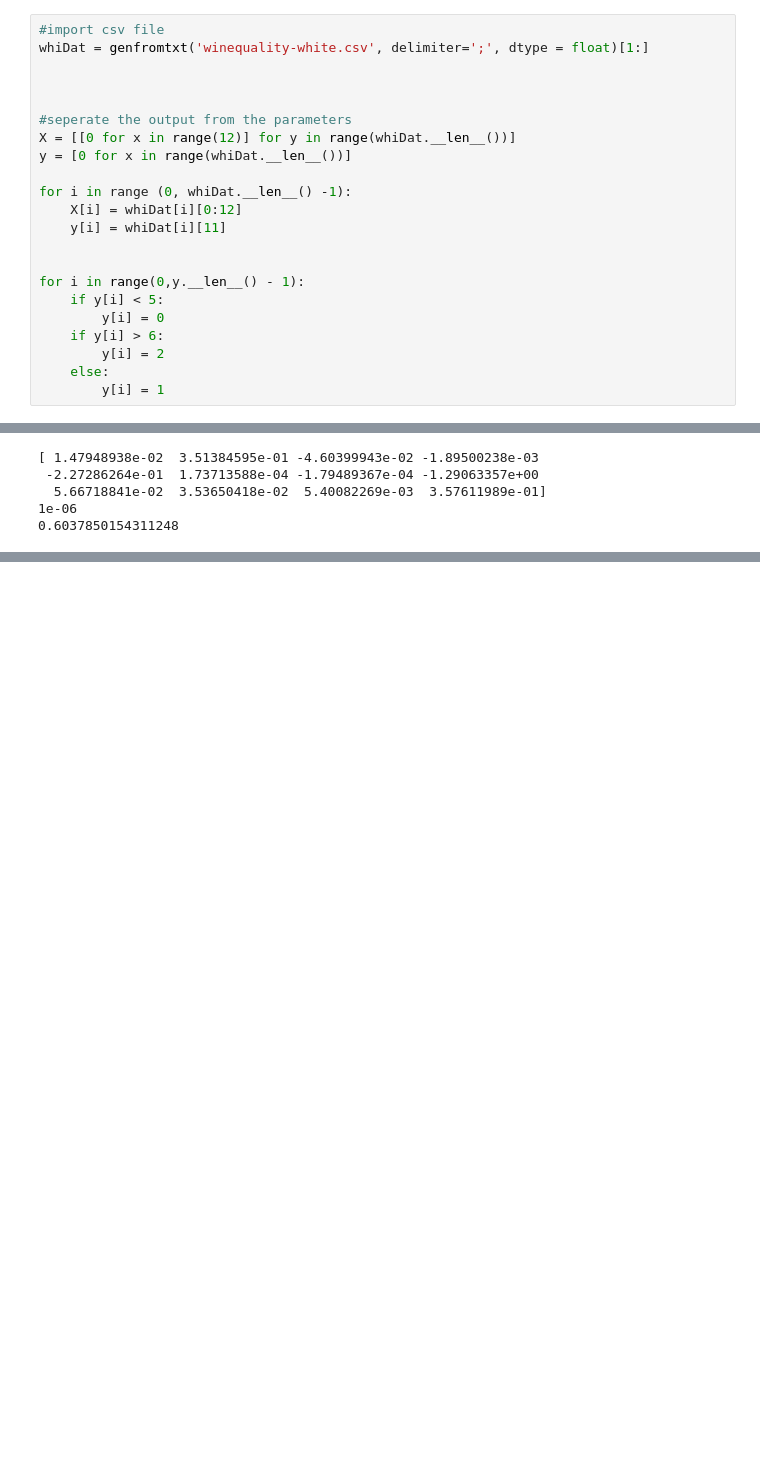
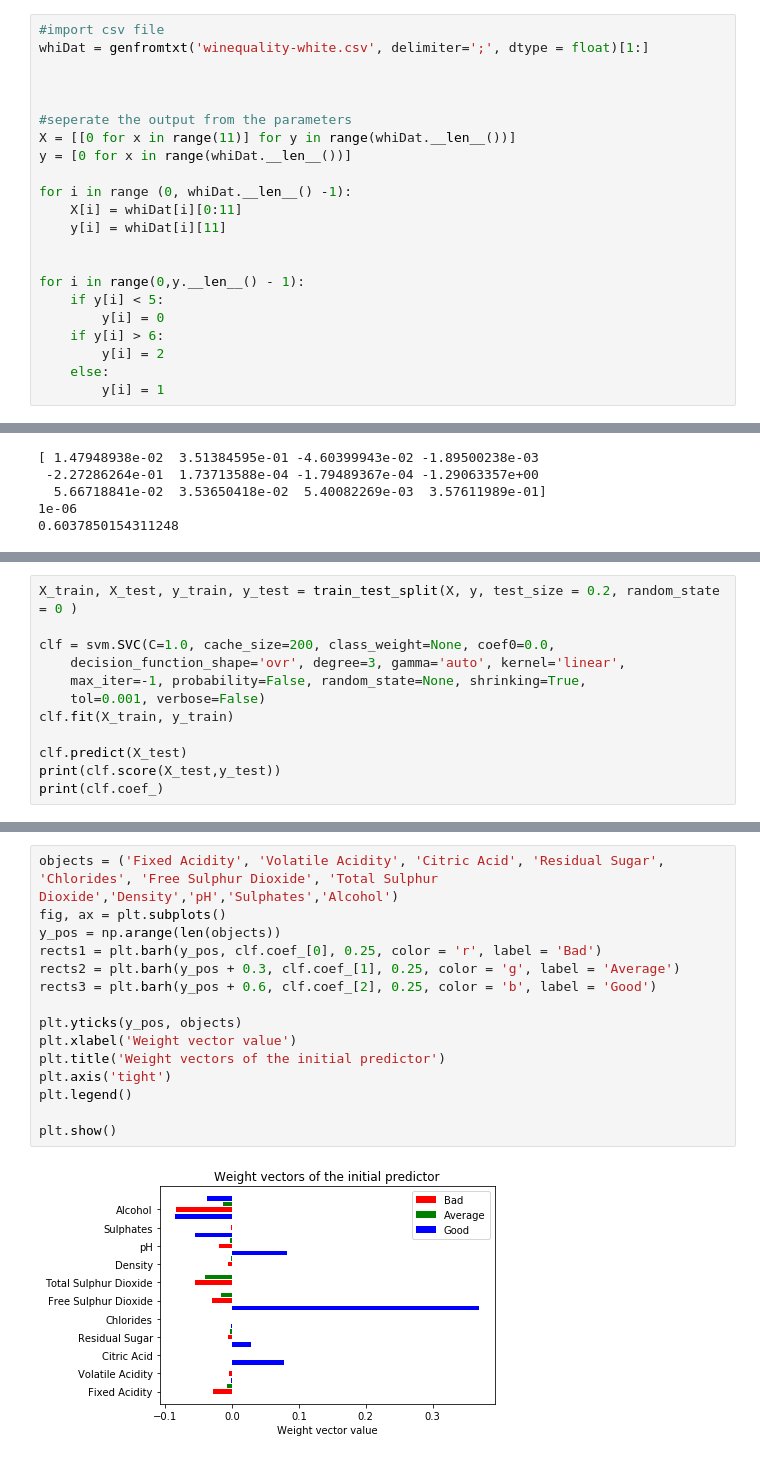
Before and after one commit to TrebleStick/MLWineQuality, a Jupyter notebook: MLCoursework.ipynb, the cells around one changed output, grey strips where cells are left out. Cells and saved outputs as stored; diff of their text form; blank space fills up the shorter version.

```diff
--- a/MLCoursework.ipynb
+++ b/MLCoursework.ipynb
@@ -382,11 +382,11 @@ whiDat = genfromtxt('winequality-white.csv', delimiter=';', dtype = float)[1:]
 
 
 #seperate the output from the parameters
-X = [[0 for x in range(12)] for y in range(whiDat.__len__())]
+X = [[0 for x in range(11)] for y in range(whiDat.__len__())]
 y = [0 for x in range(whiDat.__len__())]
 
 for i in range (0, whiDat.__len__() -1):
-    X[i] = whiDat[i][0:12]
+    X[i] = whiDat[i][0:11]
     y[i] = whiDat[i][11]
 
 
@@ -477,0 +470,12 @@ print(clf.score(X[4000:],y[4000:]))
+# %%
+X_train, X_test, y_train, y_test = train_test_split(X, y, test_size = 0.2, random_state = 0 )
+
+clf = svm.SVC(C=1.0, cache_size=200, class_weight=None, coef0=0.0,
+    decision_function_shape='ovr', degree=3, gamma='auto', kernel='linear',
+    max_iter=-1, probability=False, random_state=None, shrinking=True,
+    tol=0.001, verbose=False)
+clf.fit(X_train, y_train)
+
+clf.predict(X_test)
+print(clf.score(X_test,y_test))
+print(clf.coef_)
@@ -477,0 +493,17 @@ print(clf.score(X[4000:],y[4000:]))
+# %%
+objects = ('Fixed Acidity', 'Volatile Acidity', 'Citric Acid', 'Residual Sugar', 'Chlorides', 'Free Sulphur Dioxide', 'Total Sulphur Dioxide','Density','pH','Sulphates','Alcohol')
+fig, ax = plt.subplots()
+y_pos = np.arange(len(objects))
+rects1 = plt.barh(y_pos, clf.coef_[0], 0.25, color = 'r', label = 'Bad')
+rects2 = plt.barh(y_pos + 0.3, clf.coef_[1], 0.25, color = 'g', label = 'Average')
+rects3 = plt.barh(y_pos + 0.6, clf.coef_[2], 0.25, color = 'b', label = 'Good')
+
+plt.yticks(y_pos, objects)
+plt.xlabel('Weight vector value')
+plt.title('Weight vectors of the initial predictor')
+plt.axis('tight')
+plt.legend()
+
+plt.show()
+# %% [output]
+[figure, added]
```
Also changed, not shown: parts of 4 cells of this notebook, 1 other file.
